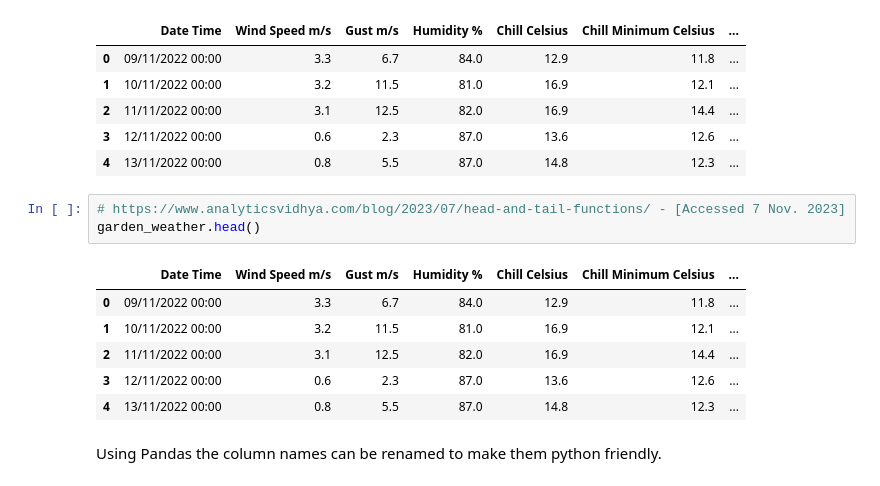
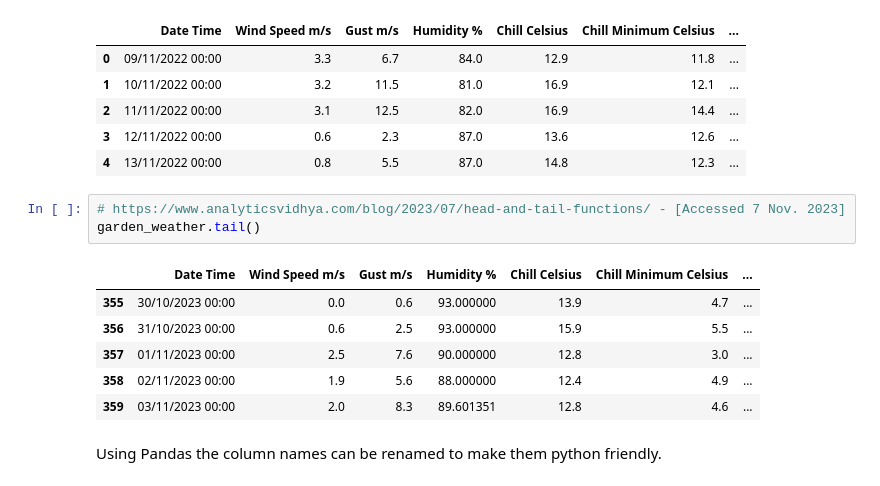
Before and after one commit to humphs078/ProgrammingforDataAnalysisAssignment_1, a Jupyter notebook: submission_notebook.ipynb, the cells around one changed output. Drawn from its saved outputs; the diff is of its cells as text.

```diff
--- a/submission_notebook.ipynb
+++ b/submission_notebook.ipynb
@@ -53,14 +53,14 @@ garden_weather.head()
 | 4 | 13/11/2022 00:00 | 0.8 | 5.5 | 87.0 | 14.8 | 12.3 | ... |
 # %%
 # https://www.analyticsvidhya.com/blog/2023/07/head-and-tail-functions/ - [Accessed 7 Nov. 2023]
-garden_weather.head()
+garden_weather.tail()
 # %% [output]
 |  | Date Time | Wind Speed m/s | Gust m/s | Humidity % | Chill Celsius | Chill Minimum Celsius | ... |
-| 0 | 09/11/2022 00:00 | 3.3 | 6.7 | 84.0 | 12.9 | 11.8 | ... |
-| 1 | 10/11/2022 00:00 | 3.2 | 11.5 | 81.0 | 16.9 | 12.1 | ... |
-| 2 | 11/11/2022 00:00 | 3.1 | 12.5 | 82.0 | 16.9 | 14.4 | ... |
-| 3 | 12/11/2022 00:00 | 0.6 | 2.3 | 87.0 | 13.6 | 12.6 | ... |
-| 4 | 13/11/2022 00:00 | 0.8 | 5.5 | 87.0 | 14.8 | 12.3 | ... |
+| 355 | 30/10/2023 00:00 | 0.0 | 0.6 | 93.000000 | 13.9 | 4.7 | ... |
+| 356 | 31/10/2023 00:00 | 0.6 | 2.5 | 93.000000 | 15.9 | 5.5 | ... |
+| 357 | 01/11/2023 00:00 | 2.5 | 7.6 | 90.000000 | 12.8 | 3.0 | ... |
+| 358 | 02/11/2023 00:00 | 1.9 | 5.6 | 88.000000 | 12.4 | 4.9 | ... |
+| 359 | 03/11/2023 00:00 | 2.0 | 8.3 | 89.601351 | 12.8 | 4.6 | ... |
 # %% [markdown]
 Using Pandas the column names can be renamed to make them python friendly.
 # %%
```
Also changed, not shown: parts of 16 cells of this notebook.
